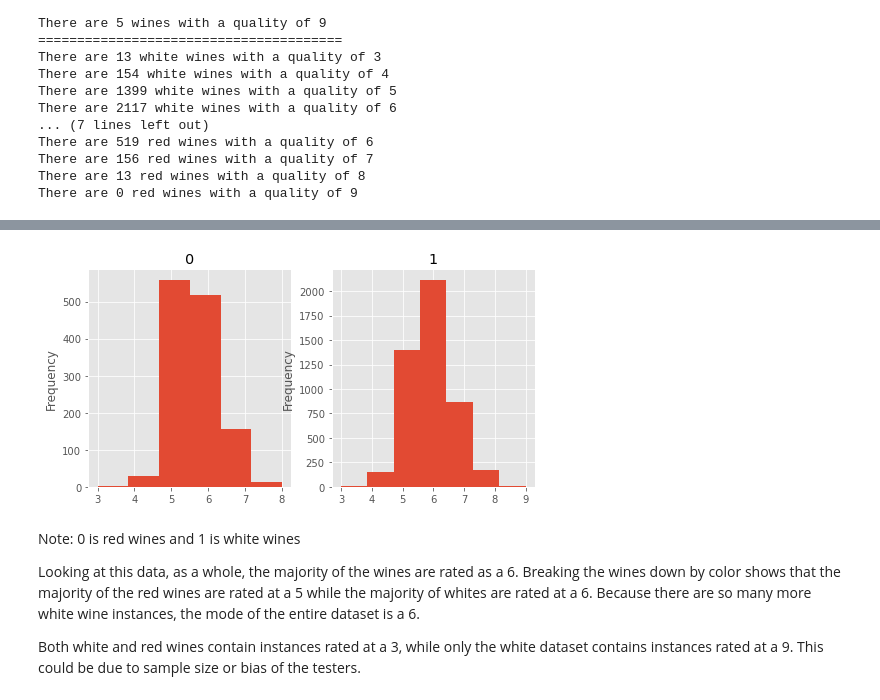
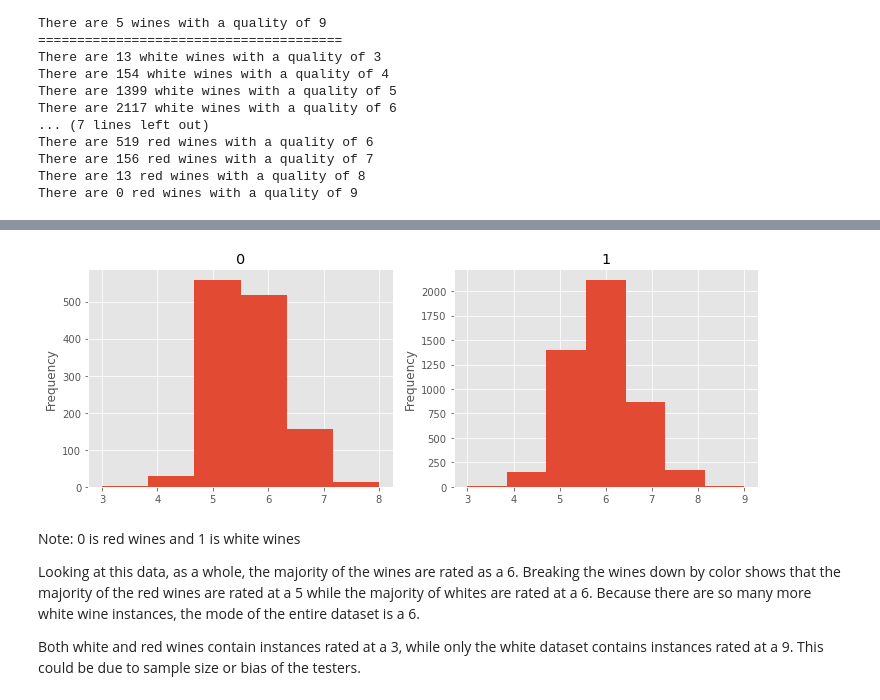
Before and after one commit to harrisonnoble/ml-projects, a Jupyter notebook: Lab 1/Lab 1.ipynb, the cells around one changed output, grey strips where cells are left out. Cells and saved outputs as stored; diff of their text form; code cells hidden in the pictures.

```diff
--- a/Lab 1/Lab 1.ipynb
+++ b/Lab 1/Lab 1.ipynb
@@ -289,19 +289,19 @@ df_full.quality.plot.hist(bins=7, title='Quality distribution')
 # %%
 color_grp = df_full.groupby(by='color')
 
 plt.style.use('ggplot')
-fig = plt.figure(figsize=(8,4))
+fig = plt.figure(figsize=(12,4))
 color_grp.quality.hist(bins=7)
 
 count = 1
 for clr, grp in color_grp:
     plt.subplot(1,2,count)
     plt.xticks(range(3,10))
     grp.quality.plot.hist(bins=(7 - (1-int(clr))), title=str(clr))
     count += 1
 plt.show()
 # %% [output]
-[figure, old version]
+[figure, new version]
 # %% [markdown]
 Note: 0 is red wines and 1 is white wines
 
```
Also changed, not shown: parts of 4 cells of this notebook.
